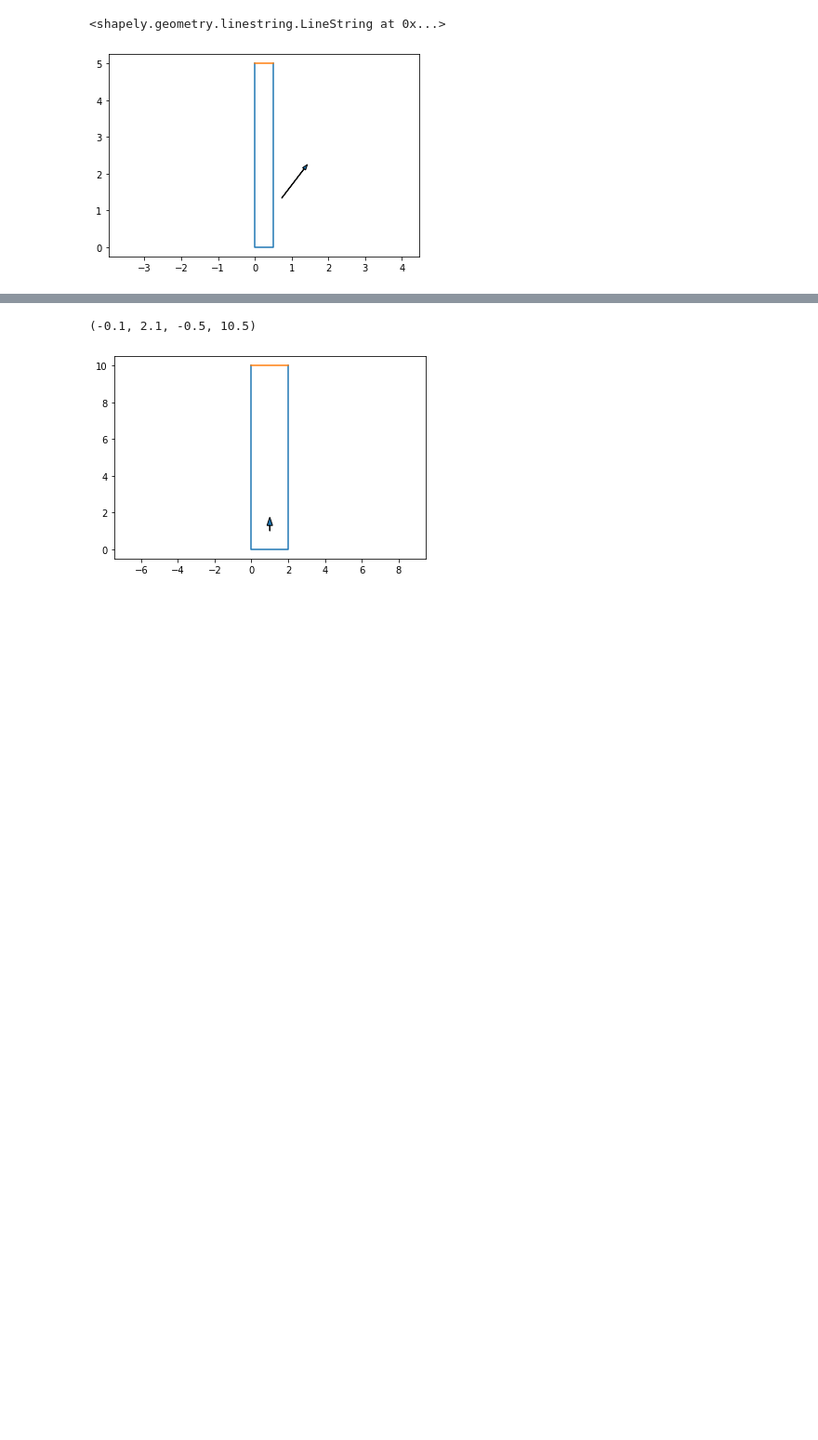
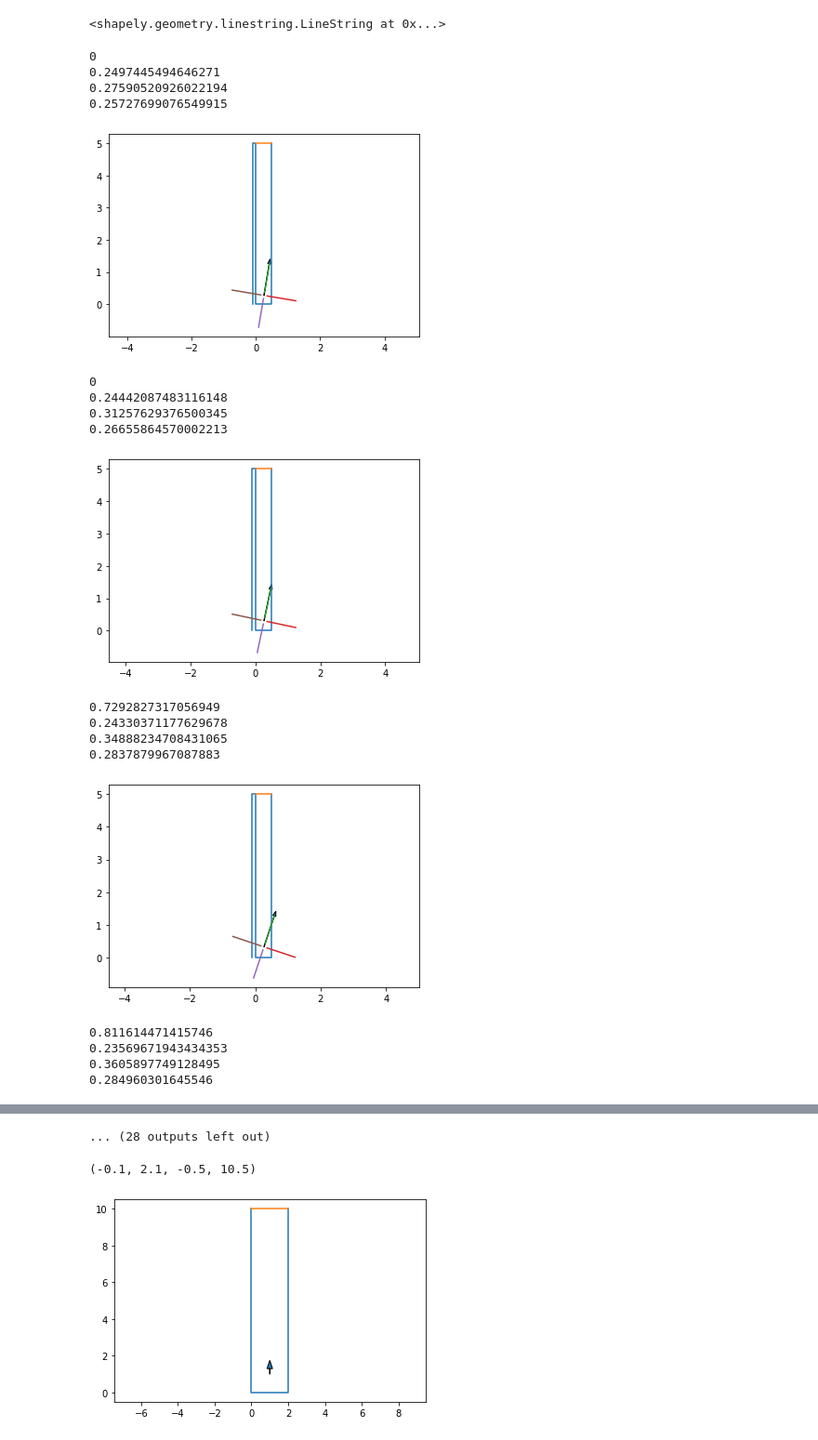
Before and after one commit to MandolinMicke/robot, a Jupyter notebook: robot/ipynb/geometry.ipynb, the cells around one changed output, grey strips where cells are left out. Shown: that part at 93% size. Cells and saved outputs as stored; diff of their text form; code cells hidden in the pictures; blank space fills up the shorter version.

Commit message:
basic sensor model

```diff
--- a/robot/ipynb/geometry.ipynb
+++ b/robot/ipynb/geometry.ipynb
@@ -14,39 +16,68 @@ import arnold
 # %%
-maze = LineString([[0,5], [0,0], [.5,0], [.5,5]])
+maze = LineString([[-0.1, 0], [-0.1, 5], [0,5], [0,0], [.5,0], [.5,5]])
 finish = LineString([[0,5],[.5,5]])
 start_heading = [0,.25]
 maze
 # %% [output]
 <shapely.geometry.linestring.LineString at 0x...>
 # %%
+reload(sensor)
+sensors = []
+min_dist, max_dist = 0.1, 1
+sensors.append(sensor.Simple(0, min_dist, max_dist))
+sensors.append(sensor.Simple(-np.pi/2, min_dist, max_dist))
+sensors.append(sensor.Simple(np.pi, min_dist, max_dist))
+sensors.append(sensor.Simple(np.pi/2, min_dist, max_dist))
 car = arnold.Arnold()
 inp = arnold.ControlInput
 inp.heading = np.pi/2
 inp.time_step = 1
 inp.left_speed = 1
-inp.right_speed = 1.2
+inp.right_speed = 1.5
 
 x = .25
 y = .25
 
-for i in range(50):
+for i in range(20):
     inp.left_speed = np.random.random()
     inp.right_speed = np.random.random()
     dx, dy, deltah = car.step(inp)
     inp.heading += deltah
     x += dx
     y += dy
+    for s in sensors:
+        s.set_vehicle_pos(x, y, inp.heading)
+        print(s.distance(maze))
+
 #     print('New position: (' + str(x) + ',' + str(y) + ',' + str(inp.heading) + ')')
 
-    clear_output(wait=True)
+#     clear_output(wait=True)
     fig, ax = plt.subplots()
     ax.axis('equal')
     ax.plot(*maze.xy)
     ax.plot(*finish.xy)
+    for s in sensors:
+        ax.plot(*s.xy)
     ax.arrow(x, y, np.cos(inp.heading), np.sin(inp.heading), width=.01, head_width=.1)
     plt.show()
-    if LineString([[x, y], [x+10*np.cos(inp.heading), y+10*np.sin(inp.heading)]]).intersection(maze):
-        print('Intersection')
     time.sleep(0.1)
 # %% [output]
+0
+0.2497445494646271
+0.27590520926022194
+0.25727699076549915
-[figure, old version]
+[figure, new version]
+0
+0.24442087483116148
+0.31257629376500345
+0.26655864570002213
+[figure, added]
+0.7292827317056949
+0.24330371177629678
+0.34888234708431065
+0.2837879967087883
+[figure, added]
+0.811614471415746
+0.23569671943434353
+0.3605897749128495
+0.284960301645546
@@ -53,3 +95,4 @@ for i in range(50):
+... (28 outputs left out)
 # %%
 fig, ax = plt.subplots()
 ax.plot(*maze.xy)
```
Also changed, not shown: parts of 2 cells of this notebook, 2 other files.
